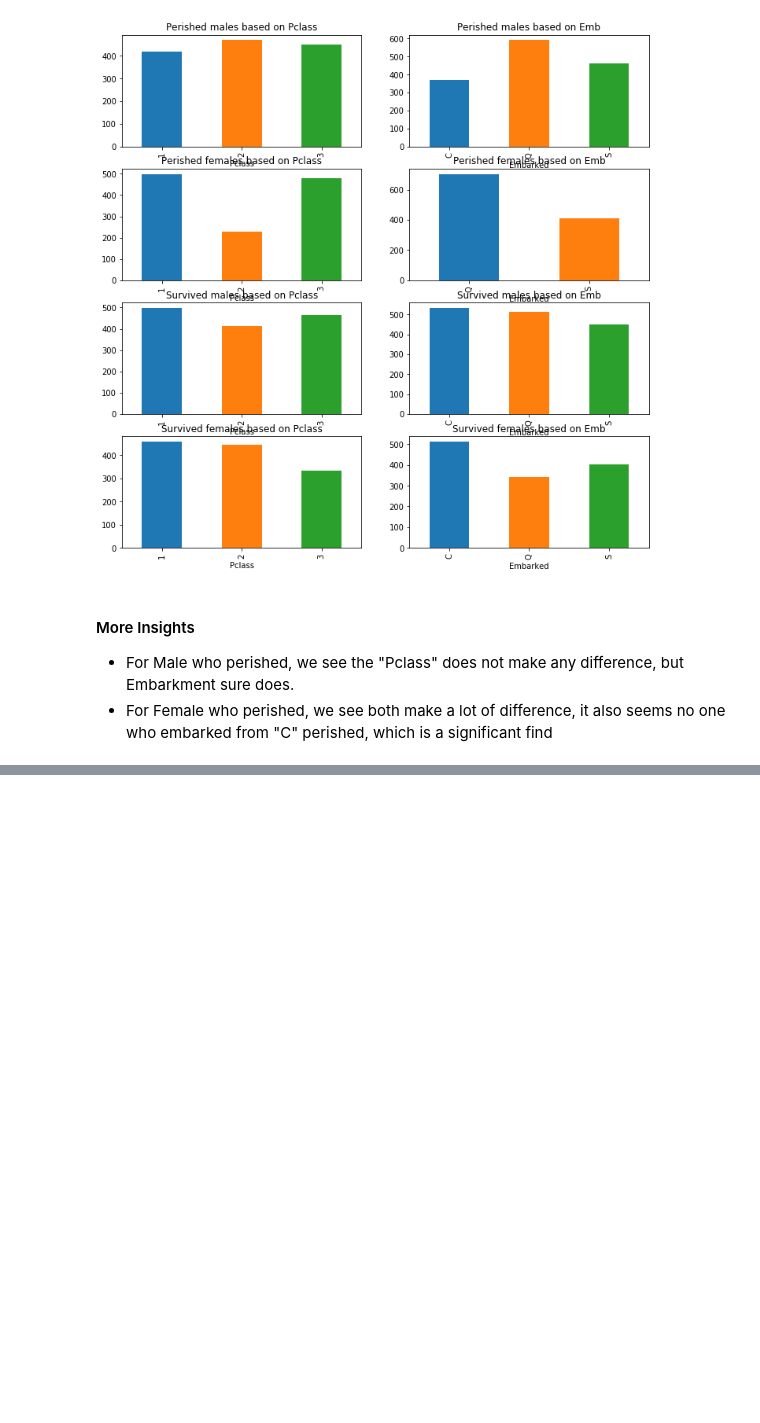
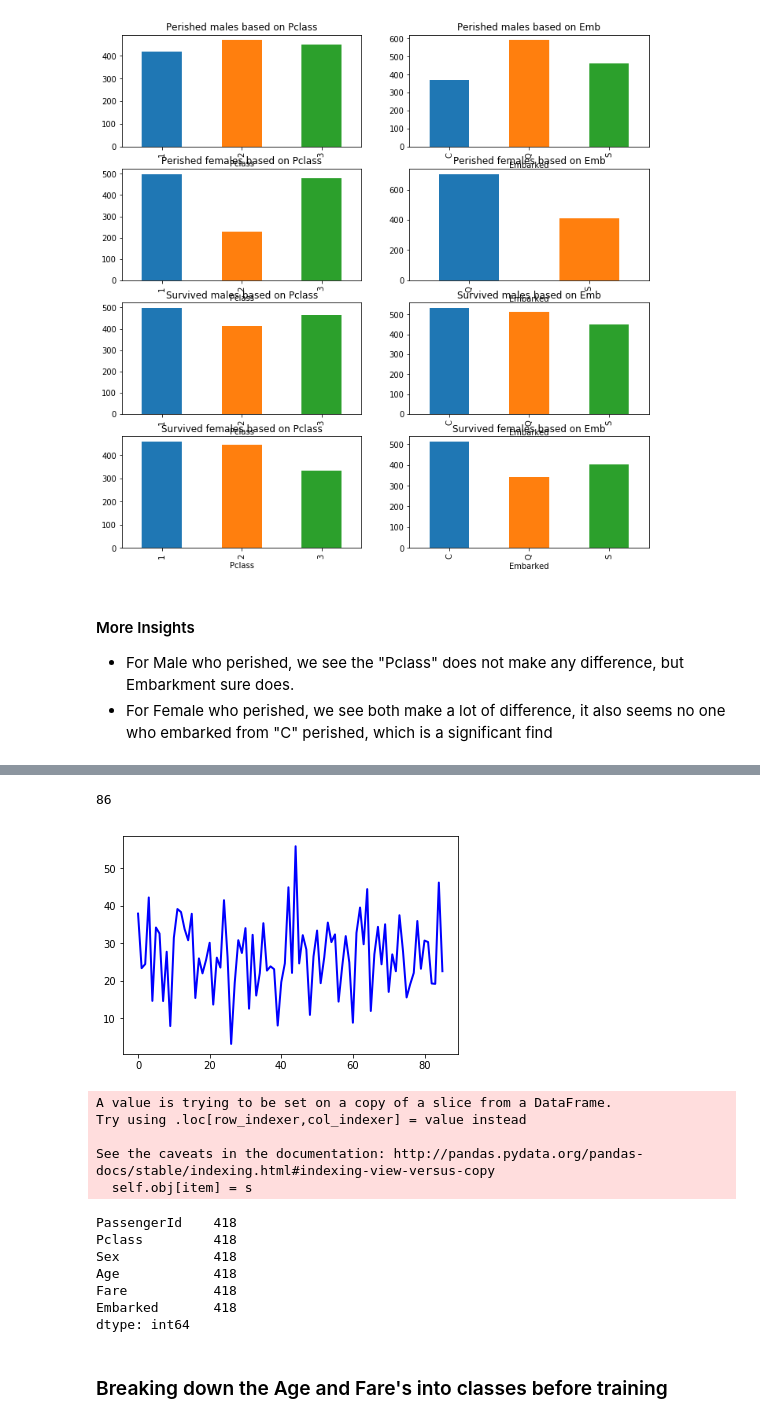
Before and after one commit to developer69K/StrangerThings, a Jupyter notebook: Kaggle_Titanic/Kaggle-titanic [Dataset].ipynb, the cells around one changed output, grey strips where cells are left out. Saved outputs shown, nothing was run; the diff lists cells and outputs as text; code cells hidden in the pictures; blank space fills up the shorter version.

```diff
--- a/Kaggle_Titanic/Kaggle-titanic [Dataset].ipynb
+++ b/Kaggle_Titanic/Kaggle-titanic [Dataset].ipynb
@@ -210,0 +328,7 @@ dtype: int64
+# %%
+# Break into test and validation sets
+from sklearn.model_selection import train_test_split
+
+#clear out the columns that are not required here
+df_test_filt1=df_test[['PassengerId','Pclass','Sex','Age','Fare','Embarked']]
+df_test_filt1.count()
@@ -210,0 +343,6 @@ dtype: int64
+# %%
+#Filling up the NaN for Fare and Age for matching up the data
+mean_fare=df_test_filt1['Fare'].mean()
+fare_idx=df_test_filt1[df_test_filt1['Fare'].isna()==True].index
+df_test_filt1.loc[fare_idx,'Fare']=mean_fare
+df_test_filt1.count()
@@ -210,0 +362,29 @@ dtype: int64
+# %%
+# Filling up the NaN for Ages for matching up the data
+# Now to fill up the NA values for Ages
+mean_age1=df_test_filt1['Age'].mean()
+listofAgeind1_=list(df_test_filt1[df_test_filt1['Age'].isna()==True].index)
+print(len(listofAgeind1_))
+list_of_ages1=np.random.normal(mean_age1, 10, len(listofAgeind1_))
+
+plt.plot(list_of_ages1, linewidth=2, color='b', label='Age')
+plt.show()
+for (idx,age) in zip(listofAgeind1_,list_of_ages1):df_test_filt1.loc[idx, 'Age']=age
+print(df_test_filt1.count())
+# %% [output]
+86
+[figure, added]
+A value is trying to be set on a copy of a slice from a DataFrame.
+Try using .loc[row_indexer,col_indexer] = value instead
+
+See the caveats in the documentation: http://pandas.pydata.org/pandas-docs/stable/indexing.html#indexing-view-versus-copy
+  self.obj[item] = s
+PassengerId    418
+Pclass         418
+Sex            418
+Age            418
+Fare           418
+Embarked       418
+dtype: int64
+# %% [markdown]
+### Breaking down the Age and Fare's into classes before training
```
Also changed, not shown: parts of 37 cells of this notebook.
